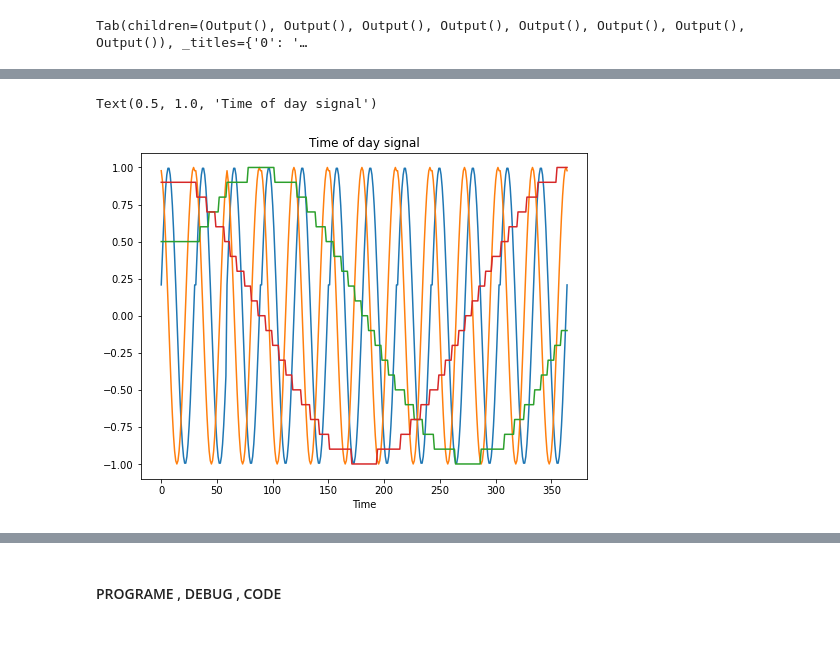
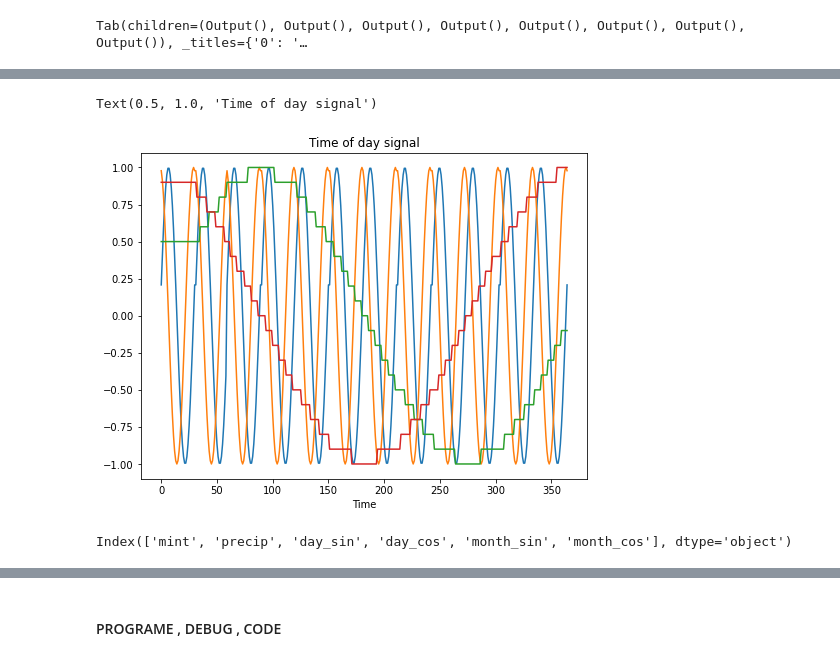
Before and after one commit to D6200763-SUT/SUT_Rice_Project_2021, a Jupyter notebook: Creat_data__Preparation_Mode.ipynb, the cells around one changed output, grey strips where cells are left out. Cells and saved outputs as stored; diff of their text form; code cells hidden in the pictures.

```diff
--- a/Creat_data__Preparation_Mode.ipynb
+++ b/Creat_data__Preparation_Mode.ipynb
@@ -848,0 +845,21 @@ Tab(children=(Output(), Output(), Output(), Output(), Output()), _titles={'0': '
+# %%
+day = 30
+month = 12.166
+frames_train['day_sin'] = np.sin(frames_train.day*(2.*np.pi/day))
+frames_train['day_cos'] = np.cos(frames_train.day*(2.*np.pi/day))
+frames_train['month_sin'] = np.sin(frames_train.month*(2.*np.pi/month))
+frames_train['month_cos'] = np.cos(frames_train.month*(2.*np.pi/month))
+frames_train['month_sin'] = frames_train['month_sin'].rolling(30, min_periods=1).mean().round(1)
+frames_train['month_cos'] = frames_train['month_cos'].rolling(30, min_periods=1).mean().round(1)
+
+frames_train = frames_train.drop(['day','month',], axis=1)
+
+plt.plot(np.array(frames_train['day_sin'])[:365])
+plt.plot(np.array(frames_train['day_cos'])[:365])
+plt.plot(np.array(frames_train['month_sin'])[:365])
+plt.plot(np.array(frames_train['month_cos'])[:365])
+plt.xlabel('Time')
+plt.title('Time of day signal')
+# %% [output]
+Text(0.5, 1.0, 'Time of day signal')
+[figure, added]
@@ -849,22 +868,25 @@ Tab(children=(Output(), Output(), Output(), Output(), Output()), _titles={'0': '
+# %%
+colum
+# %% [output]
+Index(['mint', 'precip', 'day_sin', 'day_cos', 'month_sin', 'month_cos'], dtype='object')
 # %%
 df = frames_train
+
+day	month
 # Day
 day = 30
-month = 12.166
-df['day_sin'] = np.sin(df.day*(2.*np.pi/day))
-df['day_cos'] = np.cos(df.day*(2.*np.pi/day))
-df['month_sin'] = np.sin(df.month*(2.*np.pi/month))
-df['month_cos'] = np.cos(df.month*(2.*np.pi/month))
+# month = 12.166
+# df['day_sin'] = np.sin(df.day*(2.*np.pi/day))
+# df['day_cos'] = np.cos(df.day*(2.*np.pi/day))
+# df['month_sin'] = np.sin(df.month*(2.*np.pi/month))
+# df['month_cos'] = np.cos(df.month*(2.*np.pi/month))
 
-df['month_sin'] = df['month_sin'].rolling(30, min_periods=1).mean().round(1)
-df['month_cos'] = df['month_cos'].rolling(30, min_periods=1).mean().round(1)
+# df['month_sin'] = df['month_sin'].rolling(30, min_periods=1).mean().round(1)
+# df['month_cos'] = df['month_cos'].rolling(30, min_periods=1).mean().round(1)
 
-plt.plot(np.array(df['day_sin'])[:365])
-plt.plot(np.array(df['day_cos'])[:365])
-plt.plot(np.array(df['month_sin'])[:365])
-plt.plot(np.array(df['month_cos'])[:365])
-plt.xlabel('Time')
-plt.title('Time of day signal')
+# plt.plot(np.array(df['day_sin'])[:365])
+# plt.plot(np.array(df['day_cos'])[:365])
+# plt.plot(np.array(df['month_sin'])[:365])
+# plt.plot(np.array(df['month_cos'])[:365])
+# plt.xlabel('Time')
+# plt.title('Time of day signal')
-# %% [output]
-Text(0.5, 1.0, 'Time of day signal')
-[figure, removed]
```
Also changed, not shown: parts of 6 cells of this notebook, 3 other files.
